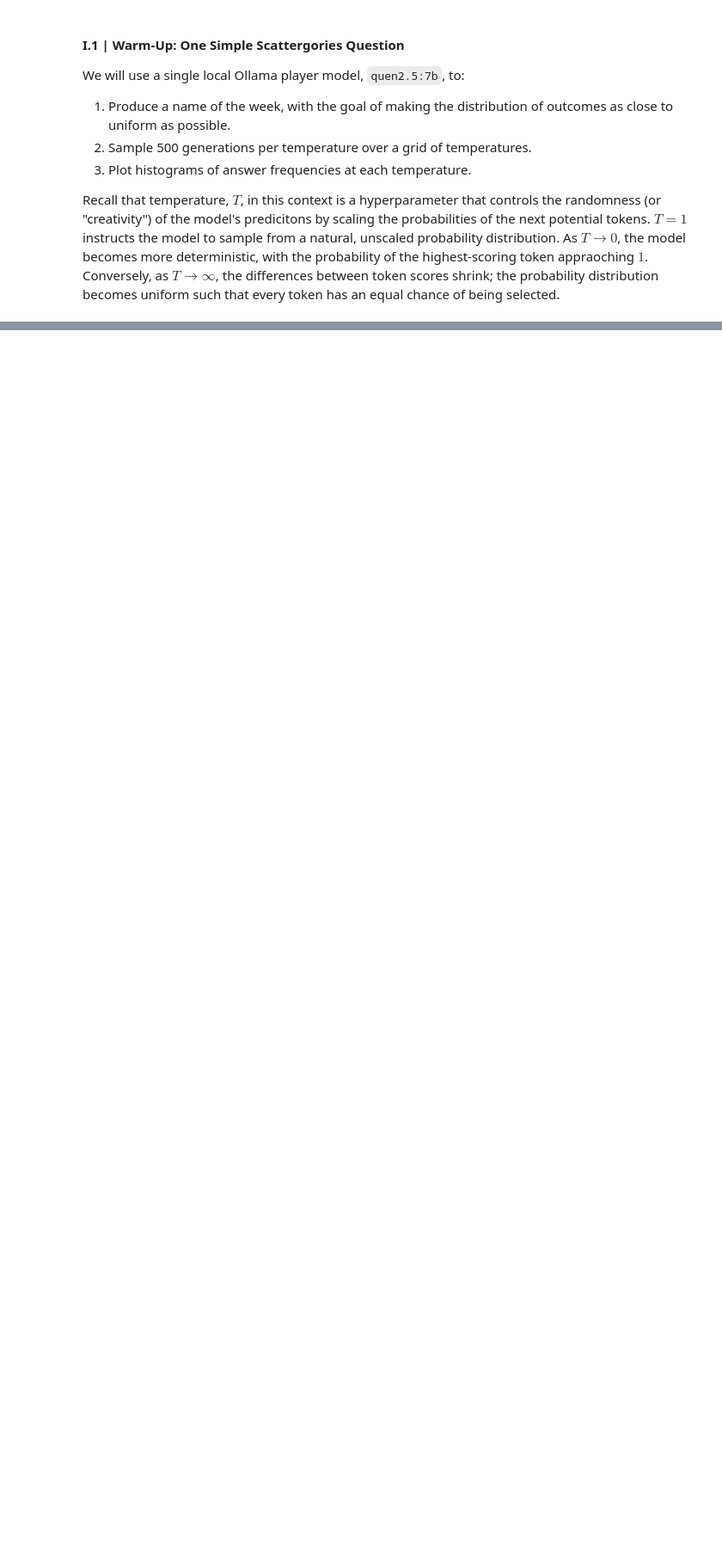
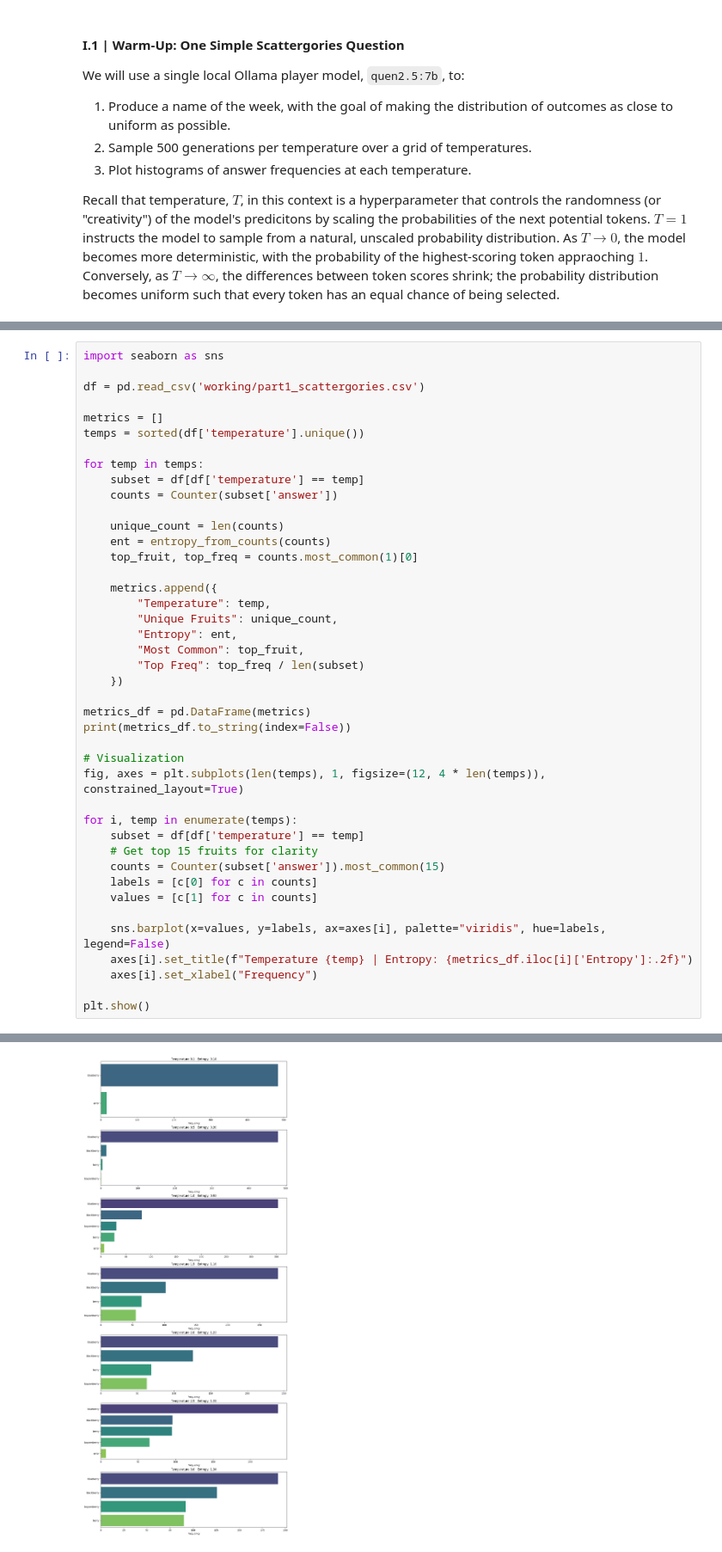
Before and after one commit to abrandontran/5350-Social-Algorithms, a Jupyter notebook: Assignment 3/part1.ipynb, the cells around one changed output, grey strips where cells are left out. Shown at 86% size. Saved outputs shown, nothing was run; the diff lists cells and outputs as text; blank space fills up the shorter version.

```diff
--- a/Assignment 3/part1.ipynb
+++ b/Assignment 3/part1.ipynb
@@ -80,0 +283,43 @@ Running Temp: 0.1
+# %%
+import seaborn as sns
+
+df = pd.read_csv('working/part1_scattergories.csv')
+
+metrics = []
+temps = sorted(df['temperature'].unique())
+
+for temp in temps:
+    subset = df[df['temperature'] == temp]
+    counts = Counter(subset['answer'])
+
+    unique_count = len(counts)
+    ent = entropy_from_counts(counts)
+    top_fruit, top_freq = counts.most_common(1)[0]
+
+    metrics.append({
+        "Temperature": temp,
+        "Unique Fruits": unique_count,
+        "Entropy": ent,
+        "Most Common": top_fruit,
+        "Top Freq": top_freq / len(subset)
+    })
+
+metrics_df = pd.DataFrame(metrics)
+print(metrics_df.to_string(index=False))
+
+# Visualization
+fig, axes = plt.subplots(len(temps), 1, figsize=(12, 4 * len(temps)), constrained_layout=True)
+
+for i, temp in enumerate(temps):
+    subset = df[df['temperature'] == temp]
+    # Get top 15 fruits for clarity
+    counts = Counter(subset['answer']).most_common(15)
+    labels = [c[0] for c in counts]
+    values = [c[1] for c in counts]
+
+    sns.barplot(x=values, y=labels, ax=axes[i], palette="viridis", hue=labels, legend=False)
+    axes[i].set_title(f"Temperature {temp} | Entropy: {metrics_df.iloc[i]['Entropy']:.2f}")
+    axes[i].set_xlabel("Frequency")
+
+plt.show()
+# %% [output]
@@ -80,0 +334 @@ Running Temp: 0.1
+[figure, added]
```
Also changed, not shown: parts of 10 cells of this notebook, 11 other files.
